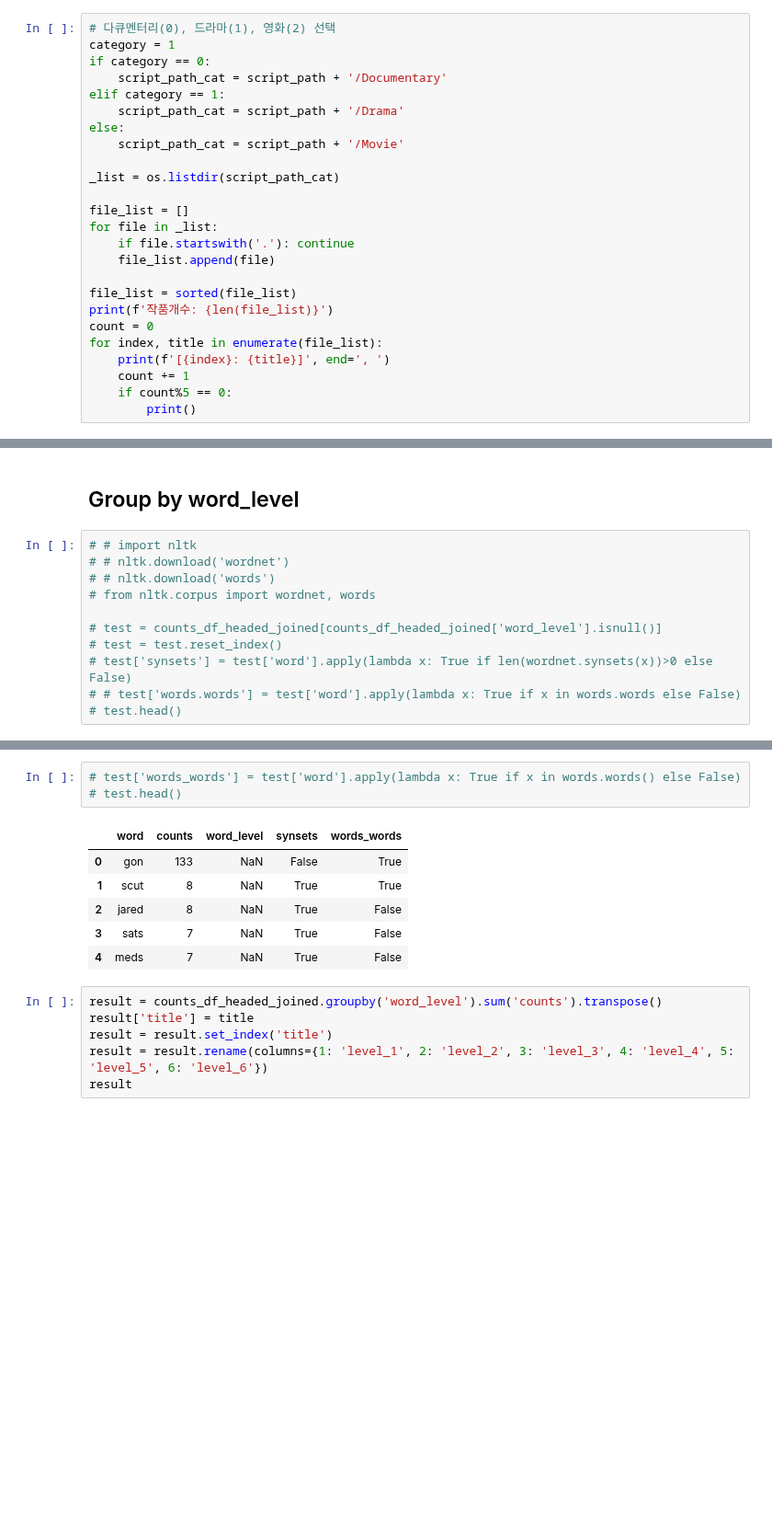
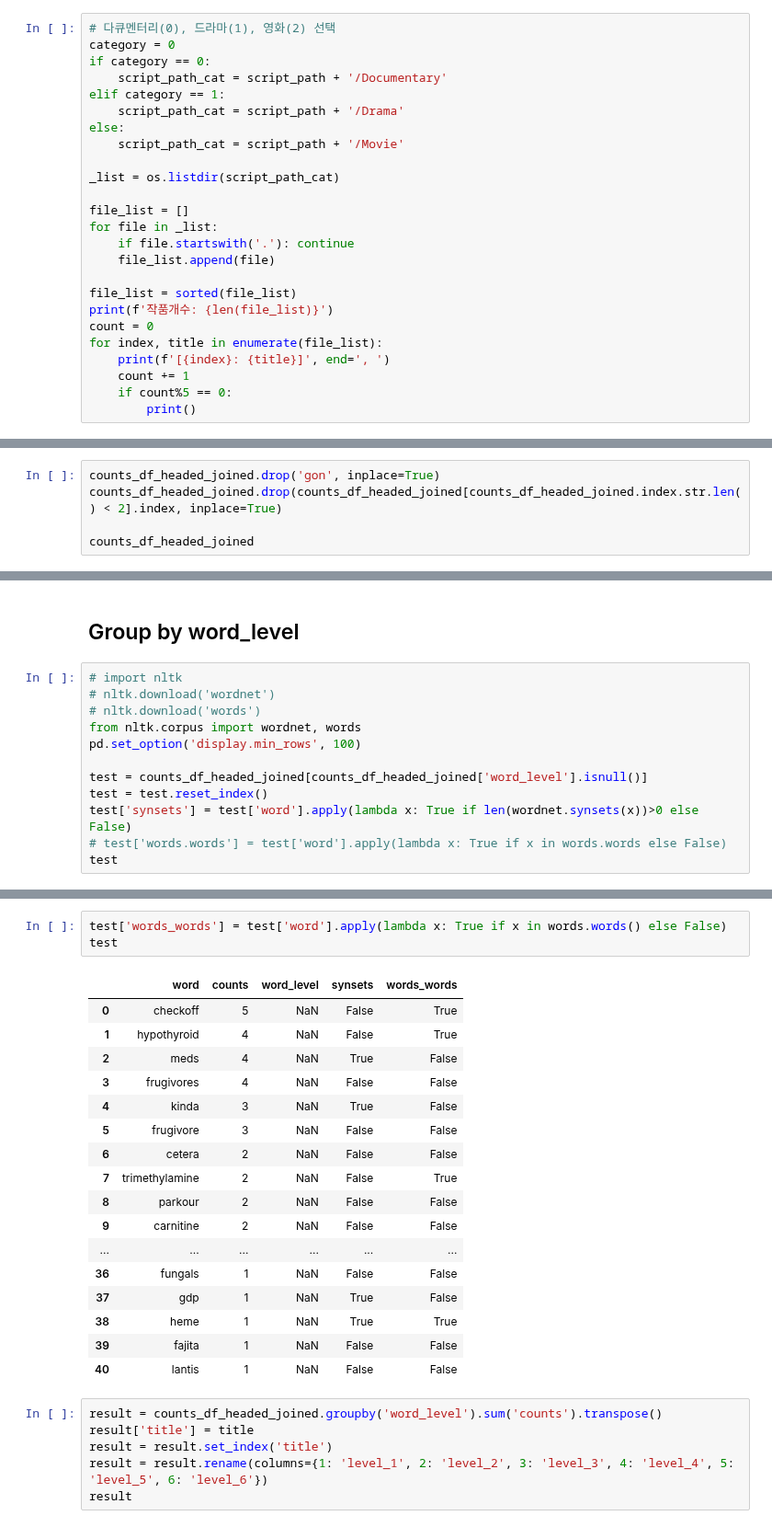
Before and after one commit to yuliepie/netflixschool, a Jupyter notebook: data_preprocessing/ipynb/all_scripts/00_word_level_counts.ipynb, the cells around one changed output, grey strips where cells are left out. Shown at 92% size. Drawn from its saved outputs; the diff is of its cells as text; blank space fills up the shorter version.

```diff
--- a/data_preprocessing/ipynb/all_scripts/00_word_level_counts.ipynb
+++ b/data_preprocessing/ipynb/all_scripts/00_word_level_counts.ipynb
@@ -51,7 +53,7 @@ df_result
 ### 경로 설정
 # %%
 # 다큐멘터리(0), 드라마(1), 영화(2) 선택
-category = 1
+category = 0
 if category == 0:
     script_path_cat = script_path + '/Documentary'
 elif category == 1:
@@ -210,0 +231,5 @@ counts_df_headed_joined
+# %%
+counts_df_headed_joined.drop('gon', inplace=True)
+counts_df_headed_joined.drop(counts_df_headed_joined[counts_df_headed_joined.index.str.len() < 2].index, inplace=True)
+
+counts_df_headed_joined
@@ -211,15 +256,16 @@ counts_df_headed_joined
 # %% [markdown]
 ## Group by word_level
 # %%
-# # import nltk
-# # nltk.download('wordnet')
-# # nltk.download('words')
-# from nltk.corpus import wordnet, words
+# import nltk
+# nltk.download('wordnet')
+# nltk.download('words')
+from nltk.corpus import wordnet, words
+pd.set_option('display.min_rows', 100)
 
-# test = counts_df_headed_joined[counts_df_headed_joined['word_level'].isnull()]
-# test = test.reset_index()
-# test['synsets'] = test['word'].apply(lambda x: True if len(wordnet.synsets(x))>0 else False)
-# # test['words.words'] = test['word'].apply(lambda x: True if x in words.words else False)
-# test.head()
+test = counts_df_headed_joined[counts_df_headed_joined['word_level'].isnull()]
+test = test.reset_index()
+test['synsets'] = test['word'].apply(lambda x: True if len(wordnet.synsets(x))>0 else False)
+# test['words.words'] = test['word'].apply(lambda x: True if x in words.words else False)
+test
 # %% [output]
 |  | word | counts | word_level | synsets |
@@ -231,13 +288,24 @@ counts_df_headed_joined
 # %%
-# test['words_words'] = test['word'].apply(lambda x: True if x in words.words() else False)
-# test.head()
+test['words_words'] = test['word'].apply(lambda x: True if x in words.words() else False)
+test
 # %% [output]
 |  | word | counts | word_level | synsets | words_words |
-| 0 | gon | 133 | NaN | False | True |
-| 1 | scut | 8 | NaN | True | True |
-| 2 | jared | 8 | NaN | True | False |
-| 3 | sats | 7 | NaN | True | False |
-| 4 | meds | 7 | NaN | True | False |
+| 0 | checkoff | 5 | NaN | False | True |
+| 1 | hypothyroid | 4 | NaN | False | True |
+| 2 | meds | 4 | NaN | True | False |
+| 3 | frugivores | 4 | NaN | False | False |
+| 4 | kinda | 3 | NaN | True | False |
+| 5 | frugivore | 3 | NaN | False | False |
+| 6 | cetera | 2 | NaN | False | False |
+| 7 | trimethylamine | 2 | NaN | False | True |
+| 8 | parkour | 2 | NaN | False | False |
+| 9 | carnitine | 2 | NaN | False | False |
+| ... | ... | ... | ... | ... | ... |
+| 36 | fungals | 1 | NaN | False | False |
+| 37 | gdp | 1 | NaN | True | False |
+| 38 | heme | 1 | NaN | True | True |
+| 39 | fajita | 1 | NaN | False | False |
+| 40 | lantis | 1 | NaN | False | False |
 # %%
 result = counts_df_headed_joined.groupby('word_level').sum('counts').transpose()
 result['title'] = title
```
Also changed, not shown: parts of 9 cells of this notebook, 2 other files.
